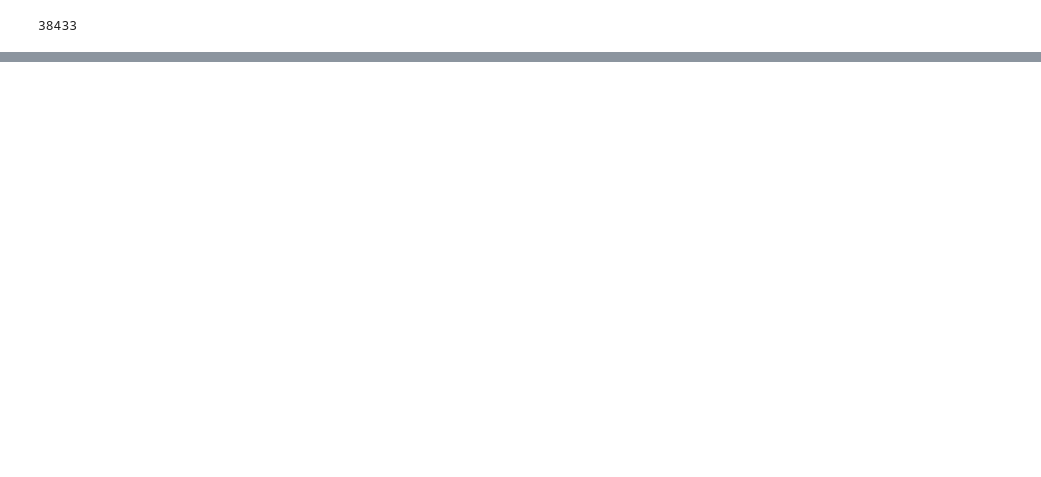
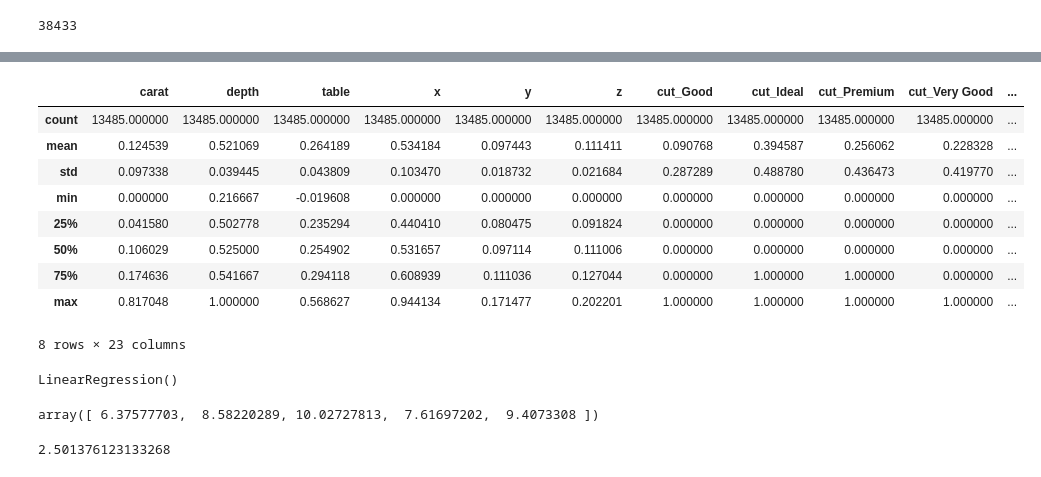
Before and after one commit to Lsdbot/Diamond, a Jupyter notebook: Data_preprocessing.ipynb, the cells around one changed output, grey strips where cells are left out. Drawn from its saved outputs; the diff is of its cells as text; code cells hidden in the pictures; blank space fills up the shorter version.

Commit message:
Reworked filesystem and trained linear regression

```diff
--- a/Data_preprocessing.ipynb
+++ b/Data_preprocessing.ipynb
@@ -240,0 +281,4 @@ mod_data.to_sql(name="Diamond_reworked", con=conn, if_exists="replace")
+# %%
+X_test = pd.read_csv("/home/user/projects_jupyter/Diamond/diamonds-databcn0722/test.csv")
+X_test = X_test.set_index("id")
+X_test[:5]
@@ -240,0 +305,3 @@ mod_data.to_sql(name="Diamond_reworked", con=conn, if_exists="replace")
+# %%
+X_test = pd.get_dummies(data=X_test, drop_first=True)
+X_test[:5]
@@ -240,0 +317,15 @@ mod_data.to_sql(name="Diamond_reworked", con=conn, if_exists="replace")
+# %%
+X_test_scaled = min_max_Scaler.transform(X_test)
+X_test_scaled = pd.DataFrame(X_test_scaled, columns=X_test.columns)
+X_test_scaled.describe()
+# %% [output]
+|  | carat | depth | table | x | y | z | cut_Good | cut_Ideal | cut_Premium | cut_Very Good | ... |
+| count | 13485.000000 | 13485.000000 | 13485.000000 | 13485.000000 | 13485.000000 | 13485.000000 | 13485.000000 | 13485.000000 | 13485.000000 | 13485.000000 | ... |
+| mean | 0.124539 | 0.521069 | 0.264189 | 0.534184 | 0.097443 | 0.111411 | 0.090768 | 0.394587 | 0.256062 | 0.228328 | ... |
+| std | 0.097338 | 0.039445 | 0.043809 | 0.103470 | 0.018732 | 0.021684 | 0.287289 | 0.488780 | 0.436473 | 0.419770 | ... |
+| min | 0.000000 | 0.216667 | -0.019608 | 0.000000 | 0.000000 | 0.000000 | 0.000000 | 0.000000 | 0.000000 | 0.000000 | ... |
+| 25% | 0.041580 | 0.502778 | 0.235294 | 0.440410 | 0.080475 | 0.091824 | 0.000000 | 0.000000 | 0.000000 | 0.000000 | ... |
+| 50% | 0.106029 | 0.525000 | 0.254902 | 0.531657 | 0.097114 | 0.111006 | 0.000000 | 0.000000 | 0.000000 | 0.000000 | ... |
+| 75% | 0.174636 | 0.541667 | 0.294118 | 0.608939 | 0.111036 | 0.127044 | 0.000000 | 1.000000 | 1.000000 | 0.000000 | ... |
+| max | 0.817048 | 1.000000 | 0.568627 | 0.944134 | 0.171477 | 0.202201 | 1.000000 | 1.000000 | 1.000000 | 1.000000 | ... |
+8 rows × 23 columns
@@ -240,0 +334,14 @@ mod_data.to_sql(name="Diamond_reworked", con=conn, if_exists="replace")
+# %%
+regression = LinearRegression()
+regression.fit(X_train.values, Y_train.values)
+# %% [output]
+LinearRegression()
+# %%
+y_pred = regression.predict(X_test_scaled)
+y_pred[:5]
+# %% [output]
+array([ 6.37577703,  8.58220289, 10.02727813,  7.61697202,  9.4073308 ])
+# %%
+mean_squared_error(Y_test.values, y_pred)
+# %% [output]
+2.501376123133268
```
Also changed, not shown: parts of 17 cells of this notebook, 2 other files.
